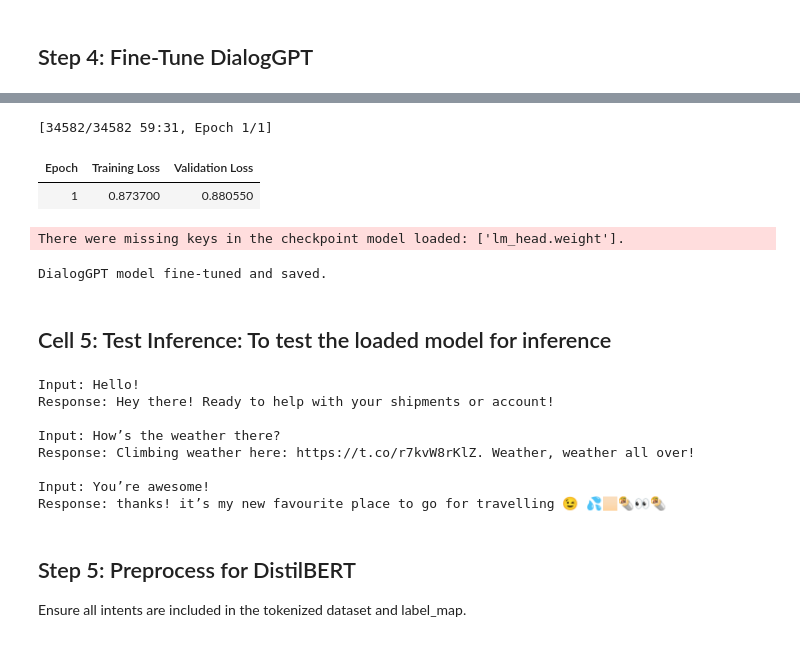
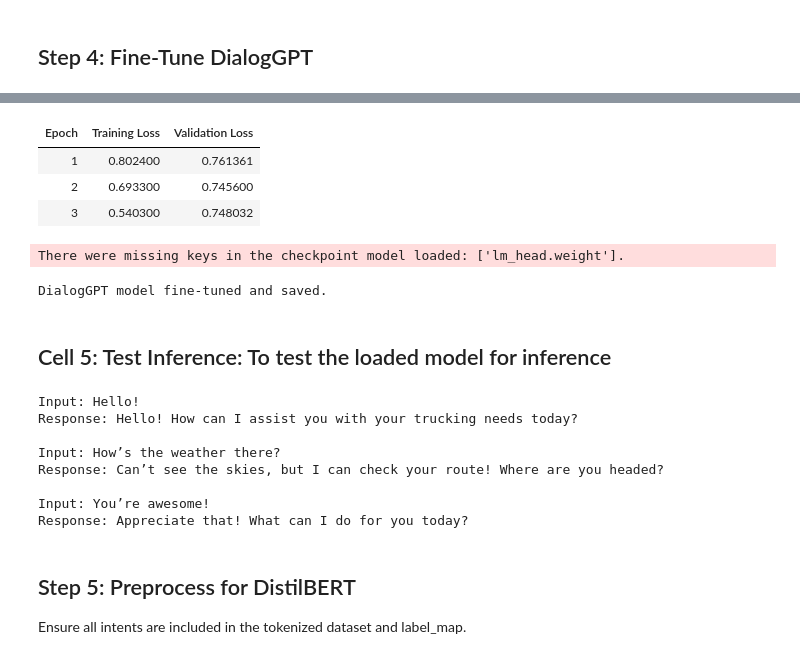
Before and after one commit to nisheethg2000/UCB_AIML, a Jupyter notebook: Practical Applications/Capstone project/evaluate_chatbot_data_dialoggpt_twitter_trained.ipynb, the cells around one changed output, grey strips where cells are left out. Drawn from its saved outputs; the diff is of its cells as text; code cells hidden in the pictures.

```diff
--- a/Practical Applications/Capstone project/evaluate_chatbot_data_dialoggpt_twitter_trained.ipynb
+++ b/Practical Applications/Capstone project/evaluate_chatbot_data_dialoggpt_twitter_trained.ipynb
@@ -396,6 +385,7 @@ Successfully installed datasets-3.6.0
 # %% [markdown]
 ## Step 4: Fine-Tune DialogGPT
 # %%
+from ast import Not
 import torch
 import os
 
@@ -414,11 +404,12 @@ def load_saved_model(model_path='./dialoggpt_model'):
         print(f"Error loading saved model: {e}")
         return None, None
 
-def fine_tune_dialoggpt(train_dataset, eval_dataset):
-    # Try loading saved model first
-    model, tokenizer = load_saved_model()
-    if model is not None and tokenizer is not None:
-        return model, tokenizer
+def fine_tune_dialoggpt(train_dataset, eval_dataset, force_fine_tune=False):
+    if not force_fine_tune:
+      # Try loading saved model first
+      model, tokenizer = load_saved_model()
+      if model is not None and tokenizer is not None:
+          return model, tokenizer
 
     # If no saved model, proceed with fine-tuning
     model_name = 'microsoft/DialoGPT-medium'
@@ -467,9 +458,9 @@ def fine_tune_dialoggpt(train_dataset, eval_dataset):
 
     training_args = TrainingArguments(
         output_dir='./dialoggpt_results',
-        num_train_epochs=1,
-        per_device_train_batch_size=1,
-        per_device_eval_batch_size=1,
+        num_train_epochs=3,
+        per_device_train_batch_size=3,
+        per_device_eval_batch_size=3,
         warmup_steps=10,
         weight_decay=0.01,
         logging_dir='./dialoggpt_logs',
@@ -499,7 +490,7 @@ def fine_tune_dialoggpt(train_dataset, eval_dataset):
         print('Falling back to pretrained DialogGPT model.')
         return None, None
 
-dialoggpt_model, dialoggpt_tokenizer = fine_tune_dialoggpt(dialoggpt_train_dataset, dialoggpt_eval_dataset)
+dialoggpt_model, dialoggpt_tokenizer = fine_tune_dialoggpt(dialoggpt_train_dataset, dialoggpt_eval_dataset,force_fine_tune=True)
 if dialoggpt_model is None:
     print('Using pretrained DialogGPT due to fine-tuning error.')
     dialoggpt_model = AutoModelForCausalLM.from_pretrained('microsoft/DialoGPT-medium')
@@ -510,8 +501,9 @@ Error loading saved model: Error while deserializing header: MetadataIncompleteB
+| Epoch | Training Loss | Validation Loss |
+| 1 | 0.802400 | 0.761361 |
+| 2 | 0.693300 | 0.745600 |
+| 3 | 0.540300 | 0.748032 |
-[34582/34582 59:31, Epoch 1/1]
+There were missing keys in the checkpoint model loaded: ['lm_head.weight'].
-| Epoch | Training Loss | Validation Loss |
-| 1 | 0.873700 | 0.880550 |
-There were missing keys in the checkpoint model loaded: ['lm_head.weight'].
+DialogGPT model fine-tuned and saved.
-DialogGPT model fine-tuned and saved.
 # %% [markdown]
 ## Cell 5: Test Inference: To test the loaded model for inference
 # %%
@@ -537,13 +529,13 @@ for input_text in test_inputs:
     print(f"Input: {input_text}\nResponse: {response}\n")
 # %% [output]
 Input: Hello!
-Response: Hey there! Ready to help with your shipments or account!
+Response: Hello! How can I assist you with your trucking needs today?
 
 Input: How’s the weather there?
-Response: Climbing weather here: https://t.co/r7kvW8rKlZ. Weather, weather all over!
+Response: Can’t see the skies, but I can check your route! Where are you headed?
 
 Input: You’re awesome!
-Response: thanks! it’s my new favourite place to go for travelling 😉 💦🏻🌯👀🌯
+Response: Appreciate that! What can I do for you today?
 # %% [markdown]
 ## Step 5: Preprocess for DistilBERT
 
```
Also changed, not shown: parts of 11 cells of this notebook.
